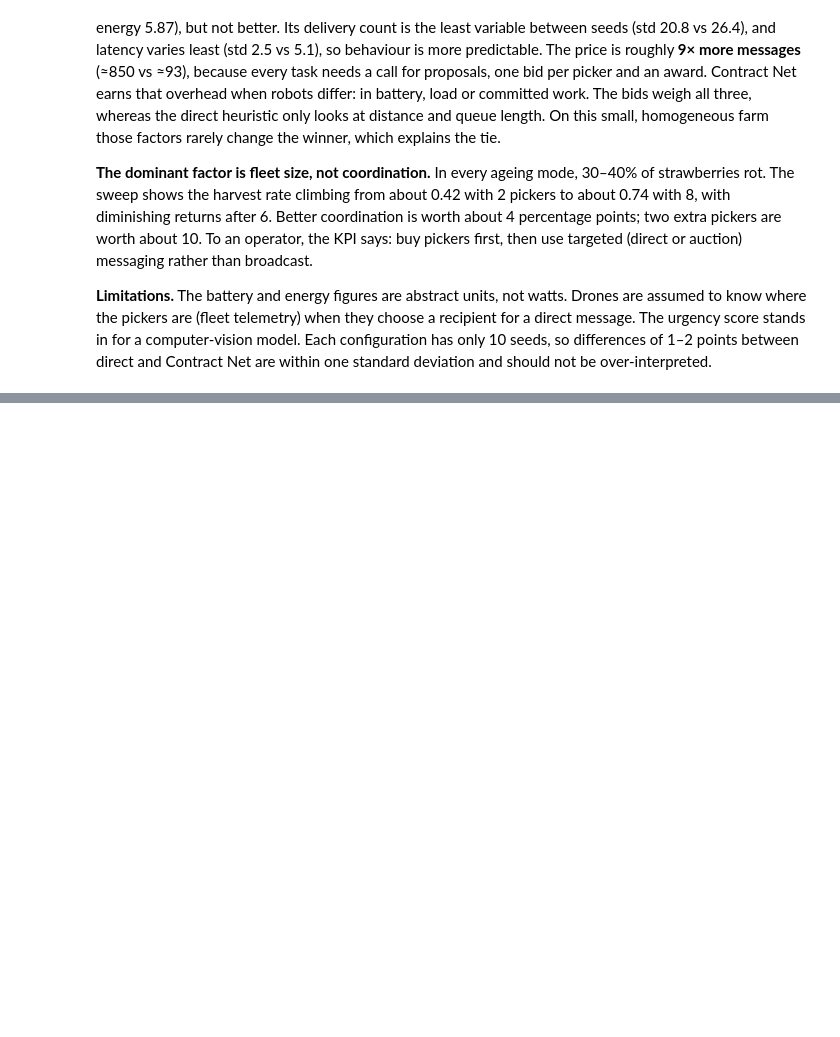
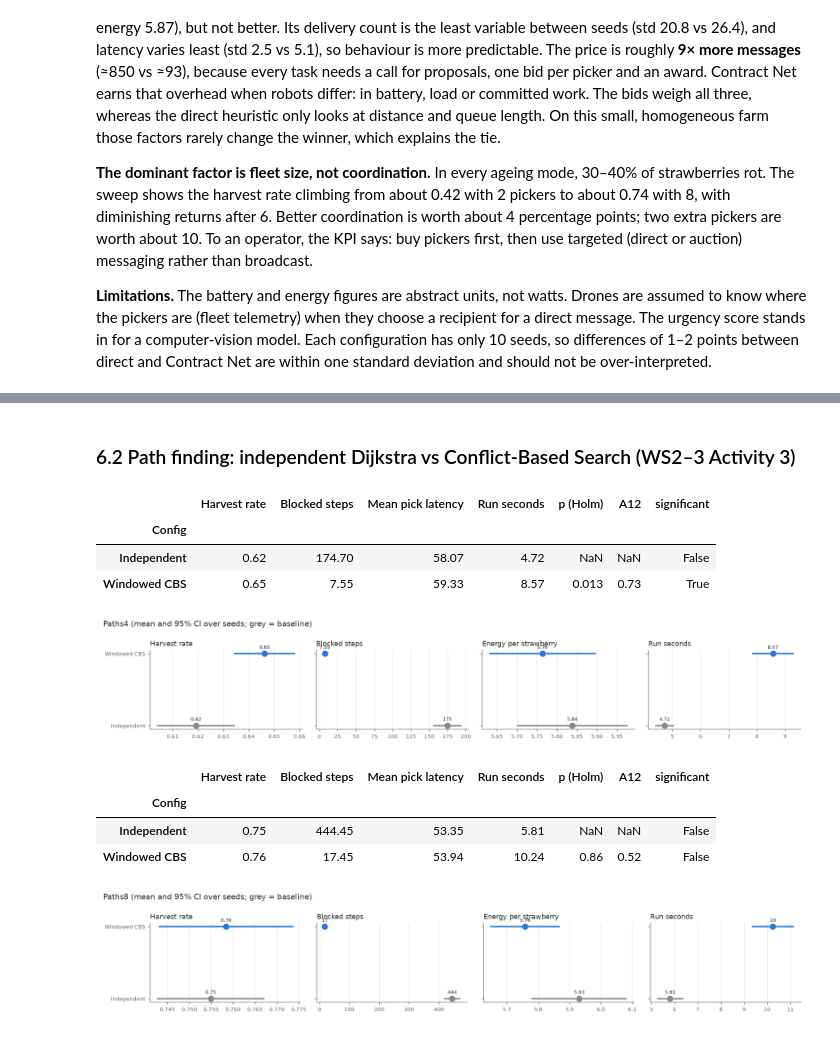
Before and after one commit to fzakir65/farming-robots, a Jupyter notebook: src/analysis.ipynb, the cells around one changed output, grey strips where cells are left out. Drawn from its saved outputs; the diff is of its cells as text; code cells hidden in the pictures; blank space fills up the shorter version.

```diff
--- a/src/analysis.ipynb
+++ b/src/analysis.ipynb
@@ -137,0 +204,16 @@ should not be over-interpreted.
+# %% [markdown]
+### 6.2 Path finding: independent Dijkstra vs Conflict-Based Search (WS2–3 Activity 3)
+# %%
+show("paths4", ["Harvest rate", "Blocked steps", "Mean pick latency", "Run seconds"])
+show("paths8", ["Harvest rate", "Blocked steps", "Mean pick latency", "Run seconds"])
+# %% [output]
+|  | Harvest rate | Blocked steps | Mean pick latency | Run seconds | p (Holm) | A12 | significant |
+| Config |  |  |  |  |  |  |  |
+| Independent | 0.62 | 174.70 | 58.07 | 4.72 | NaN | NaN | False |
+| Windowed CBS | 0.65 | 7.55 | 59.33 | 8.57 | 0.013 | 0.73 | True |
+[figure, added]
+|  | Harvest rate | Blocked steps | Mean pick latency | Run seconds | p (Holm) | A12 | significant |
+| Config |  |  |  |  |  |  |  |
+| Independent | 0.75 | 444.45 | 53.35 | 5.81 | NaN | NaN | False |
+| Windowed CBS | 0.76 | 17.45 | 53.94 | 10.24 | 0.86 | 0.52 | False |
+[figure, added]
```
Also changed, not shown: parts of 24 cells of this notebook, 4 other files.
